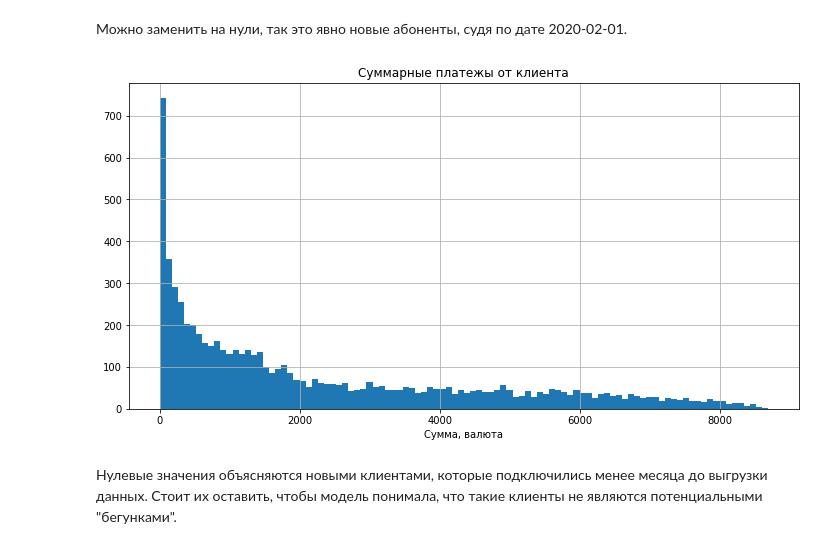
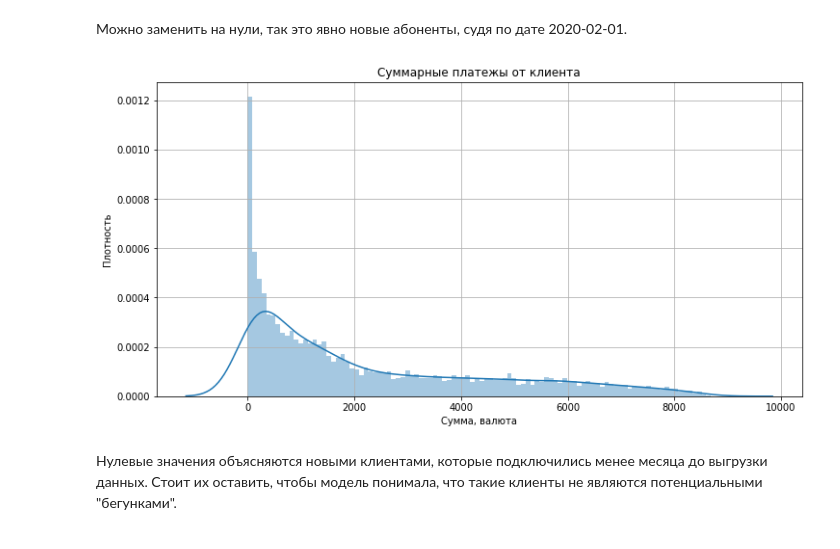
Before and after one commit to veselov-evgeny/ds_projects, a Jupyter notebook: Отток клиентов у телеком-провайдера/provider.ipynb, the cells around one changed output. Saved outputs shown, nothing was run; the diff lists cells and outputs as text; code cells hidden in the pictures.

```diff
--- a/Отток клиентов у телеком-провайдера/provider.ipynb
+++ b/Отток клиентов у телеком-провайдера/provider.ipynb
@@ -181,13 +192,14 @@ contract[contract['TotalCharges']==' ']
 Можно заменить на нули, так это явно новые абоненты, судя по дате 2020-02-01.
 # %%
 fig, ax = plt.subplots(figsize=(12,6))
-ax.hist(contract.replace({'TotalCharges': ' '}, 0)['TotalCharges'].astype(float), bins=100)
+sns.distplot(contract.replace({'TotalCharges': ' '}, 0)['TotalCharges'].astype(float), bins=100, ax=ax)
 ax.set_title('Суммарные платежы от клиента')
 ax.grid()
 ax.set_xlabel("Сумма, валюта")
+ax.set_ylabel("Плотность")
 plt.show()
 # %% [output]
-[figure, old version]
+[figure, new version]
 # %% [markdown]
 Нулевые значения объясняются новыми клиентами, которые подключились менее месяца до выгрузки данных. Стоит их оставить, чтобы модель понимала, что такие клиенты не являются потенциальными "бегунками".
 # %% [markdown]
```
Also changed, not shown: parts of 18 cells of this notebook.
